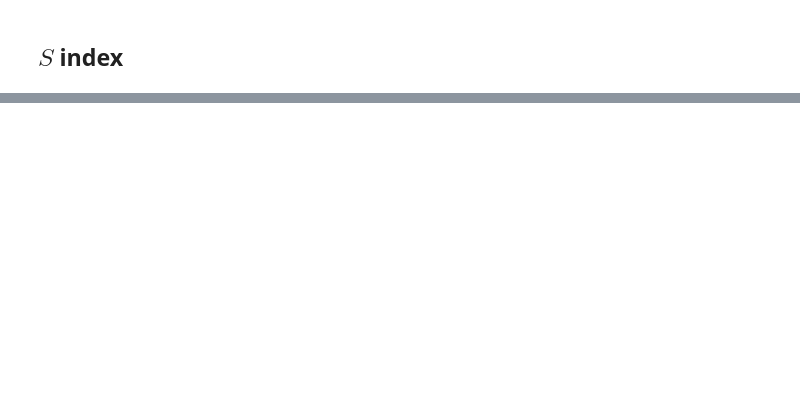
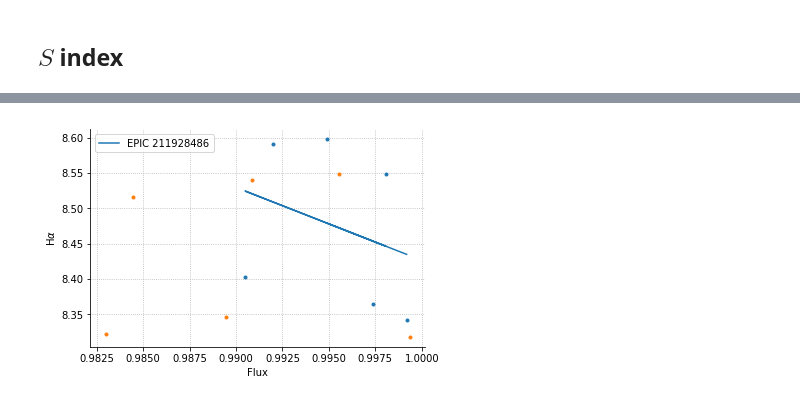
Before and after one commit to bmorris3/nephelion, a Jupyter notebook: notebooks/sap_rotation.ipynb, the cells around one changed output, grey strips where cells are left out. Cells and saved outputs as stored; diff of their text form; code cells hidden in the pictures; blank space fills up the shorter version.

```diff
--- a/notebooks/sap_rotation.ipynb
+++ b/notebooks/sap_rotation.ipynb
@@ -178,0 +309,40 @@ fig.savefig('plots/sind_flux_corr.pdf', bbox_inches='tight')
+# %%
+fig, ax = plt.subplots()
+
+nearest_flux_0 = np.array([flux_c16_0[np.argmin(np.abs(t - times_c16_0))] for t in ha_0['time'][2:]])#times_0[2:]])
+nearest_flux_1 = np.array([flux_c16_1[np.argmin(np.abs(t - times_c16_1))] for t in ha_1['time'][1:]]) #times_1[1:]])
+
+a0 = np.vander(nearest_flux_0, 2)
+b0 = ha_0['ha'][2:]
+Omega_0 = np.diag(np.ones_like(ha_0['ha'])[2:]**2)
+inv_Omega_0 = np.linalg.inv(Omega_0)
+c0 = np.linalg.inv(a0.T @ inv_Omega_0 @ a0) @ a0.T @ inv_Omega_0 @ b0
+
+
+a1 = np.vander(nearest_flux_1, 2)
+b0 = ha_1['ha'][1:]
+Omega_0 = np.diag(np.ones_like(ha_1['ha'])[1:]**2)
+inv_Omega_1 = np.linalg.inv(Omega_1)
+c1 = np.linalg.inv(a1.T @ inv_Omega_1 @ a1) @ a1.T @ inv_Omega_1 @ b1
+
+ax.plot(nearest_flux_0, ha_0['ha'][2:], '.')
+ax.plot(nearest_flux_1, ha_1['ha'][1:], '.')
+
+ax.plot(nearest_flux_0, a0 @ c0, color='C0', label='EPIC 211928486')
+
+# ax.plot(nearest_flux_1, a1 @ c1, color='C1', label='EPIC 211966629')
+
+ax.set(xlabel='Flux', ylabel=r'H$\alpha$')
+
+# ax.set_xlim([0.98, 1])
+ax.legend()
+
+ax.grid(ls=':')
+
+for axis in fig.axes:
+    for s in ['right', 'top']:
+        axis.spines[s].set_visible(False)
+
+# fig.savefig('plots/sind_flux_corr.pdf', bbox_inches='tight')
+# %% [output]
+[figure, added]
```
Also changed, not shown: parts of 10 cells of this notebook.
